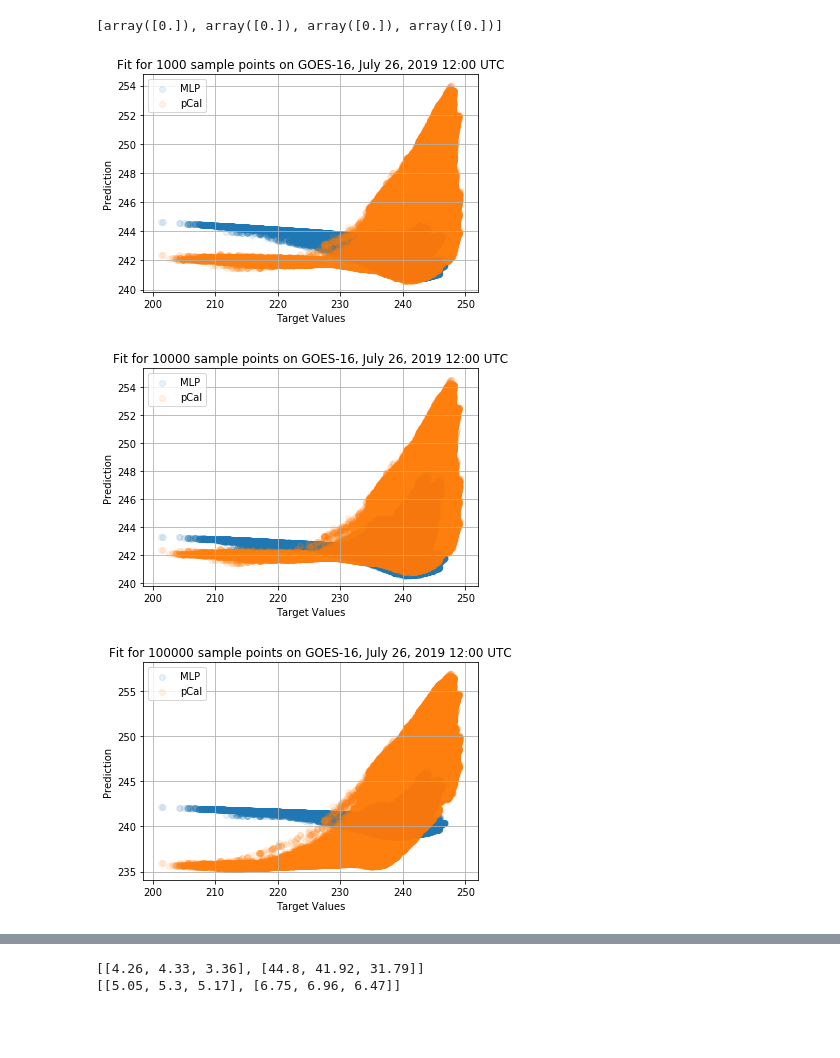
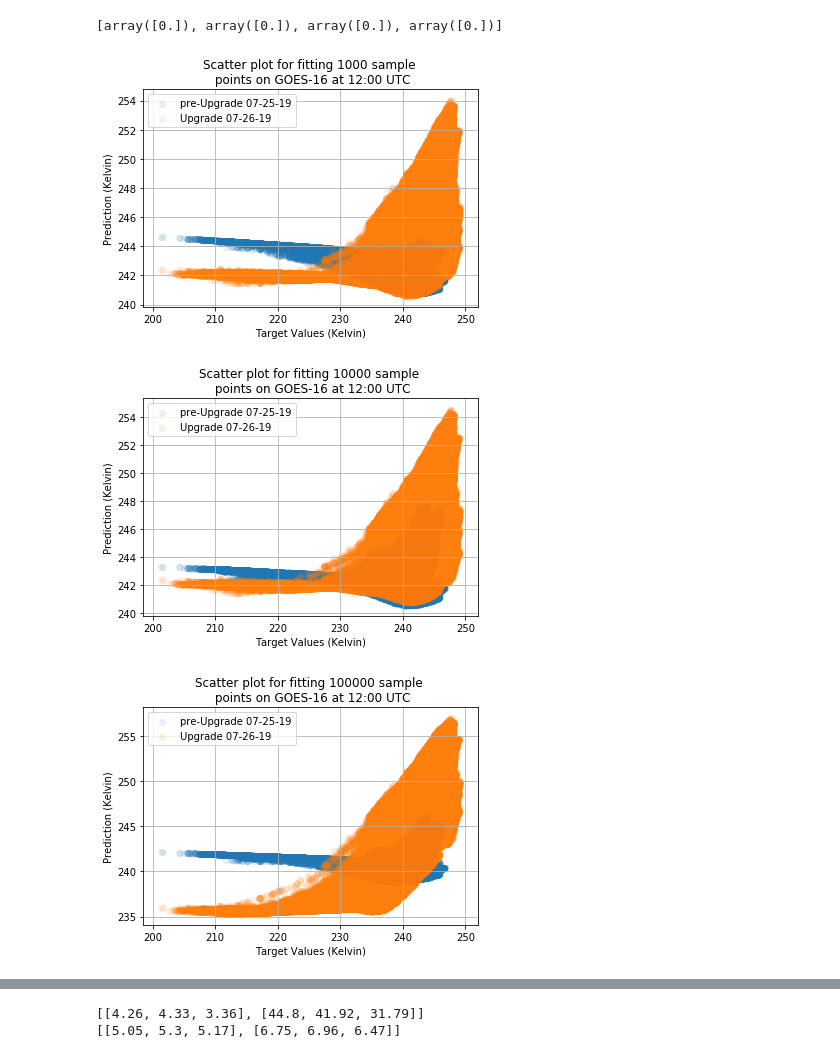
Before and after one commit to adomakor412/capstone, a Jupyter notebook: ML_GOES_16_validation.ipynb, the cells around one changed output, grey strips where cells are left out. Cells and saved outputs as stored; diff of their text form; code cells hidden in the pictures; blank space fills up the shorter version.

Commit message:
AMS presentation figures

```diff
--- a/ML_GOES_16_validation.ipynb
+++ b/ML_GOES_16_validation.ipynb
@@ -385,32 +382,32 @@ scalerVar_ML
 # %%
 points =['1000','10000','100000']
 
 pairs_ML = (dfTarget_ML[1:],dfPredict_ML[1:])
 pairs_pCal = (dfTarget_pCal[1:], dfPredict_pCal[1:])
-pairs = (pairs_ML,pairs_pCal)
+pairs = (pairs_ML, pairs_pCal)
 
 scalesScale = (scalerScale_ML[1:], scalerScale_pCal[1:])
 scalesMean = (scalerMean_ML[1:], scalerMean_pCal[1:])
 
-name = ['MLP','pCal']
+name = ['pre-Upgrade 07-25-19','Upgrade 07-26-19']
 #for i, (ML, pCal) in enumerate(pairs):
 for color in points:
     i = points.index(color)
     for j, label in enumerate(name):
         plt.scatter(scalesScale[j][i]*pairs[j][0][i] + scalesMean[j][i],
                     scalesScale[j][i]*pairs[j][1][i] + scalesMean[j][i],
                     alpha=0.1,
                     label=label)
-    plt.title(f'Fit for {color} sample points on GOES-16, July 26, 2019 12:00 UTC')
-    plt.xlabel("Target Values")
-    plt.ylabel("Prediction")
+    plt.title(f'Scatter plot for fitting {color} sample \n points on GOES-16 at 12:00 UTC')
+    plt.xlabel("Target Values (Kelvin)")
+    plt.ylabel("Prediction (Kelvin)")
     plt.legend()
     plt.grid(True)
     plt.show()
 # %% [output]
-[figure, old version]
+[figure, new version]
-[figure, old version]
+[figure, new version]
-[figure, old version]
+[figure, new version]
 # %%
 #points =['100','1000','10000','100000']
 points =['1000','10000','100000']#Interpretable scale for minimum training points
```
Also changed, not shown: parts of 4 cells of this notebook, 2 other files.
